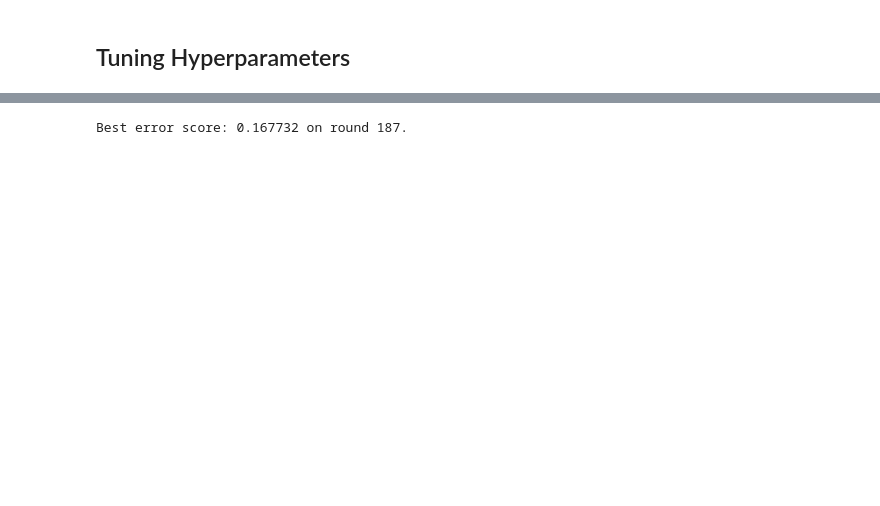
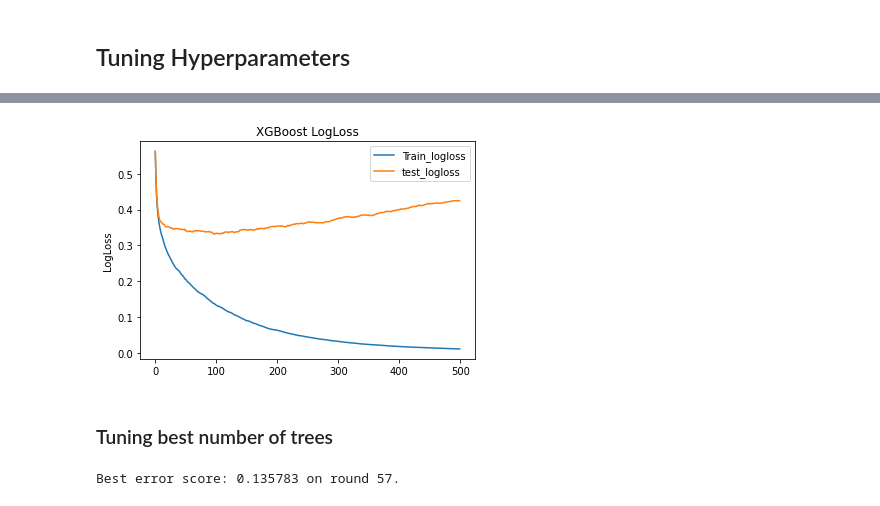
Before and after one commit to saquiel/public_projects, a Jupyter notebook: whales_prediction/whales_detection_using_spark.ipynb, the cells around one changed output, grey strips where cells are left out. Cells and saved outputs as stored; diff of their text form; code cells hidden in the pictures; blank space fills up the shorter version.

```diff
--- a/whales_prediction/whales_detection_using_spark.ipynb
+++ b/whales_prediction/whales_detection_using_spark.ipynb
@@ -401,19 +430,23 @@ evallist = [(dtrain, 'train'), (dtest, 'eval')]
 # %%
-# fig, ax = plt.subplots()
-# ax.plot(x_axis, evals_result['train']['logloss'], label='Train_logloss')
-# ax.plot(x_axis, evals_result['eval']['logloss'], label='Eval_logloss')
-# ax.legend()
-# plt.ylabel('LogLoss')
-# plt.title('XGBoost LogLoss')
-# plt.show()
+fig, ax = plt.subplots()
+ax.plot(x_axis, evals_result['train']['logloss'], label='Train_logloss')
+ax.plot(x_axis, evals_result['test']['logloss'], label='test_logloss')
+ax.legend()
+plt.ylabel('LogLoss')
+plt.title('XGBoost LogLoss')
+plt.show()
+# %% [output]
+[figure, added]
+# %% [markdown]
+### Tuning best number of trees
 # %%
-num_round=1000
+num_round=200
 evals_result = {}
 # early_stopping_rounds
-bst = xgb.train(param, dtrain, num_round, evallist, early_stopping_rounds=50 ,verbose_eval=False, evals_result=evals_result)
+bst = xgb.train(param, dtrain, num_round, evallist, early_stopping_rounds=100 ,verbose_eval=False, evals_result=evals_result)
 print(f"Best error score: {bst.best_score} on round {bst.best_iteration}. ")
 # %% [output]
-Best error score: 0.167732 on round 187.
+Best error score: 0.135783 on round 57.
 # %%
 features_map = {'f0' : 'peak_to_peak',
                 'f1' : 'Eigen Projection 1', 'f2' : 'Eigen Projection 2',
```
Also changed, not shown: parts of 53 cells of this notebook, 6 other files.
